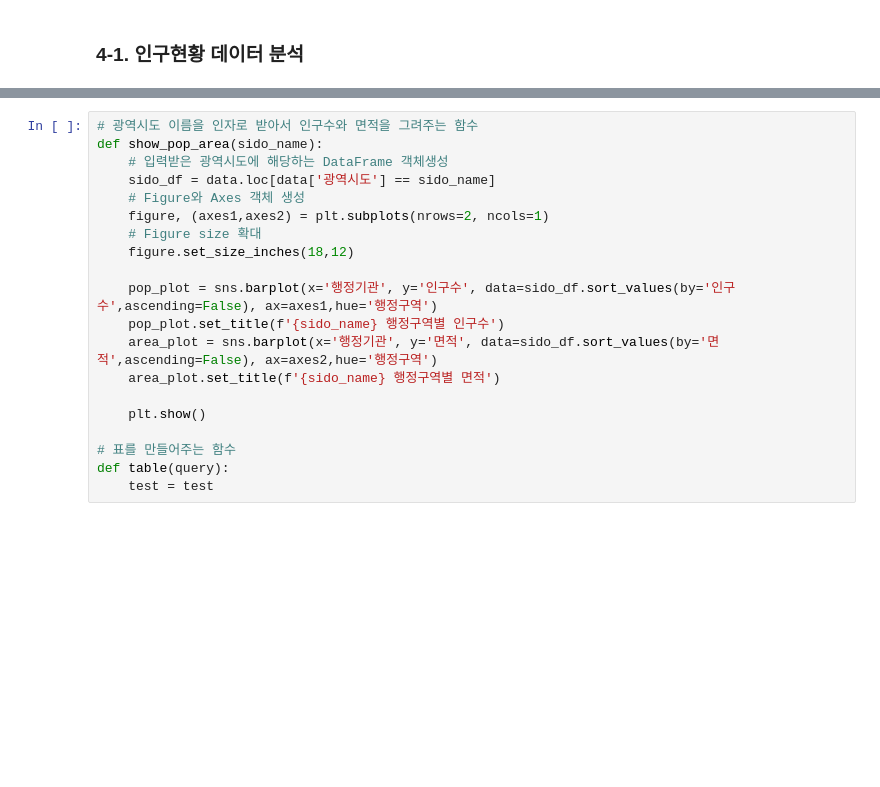
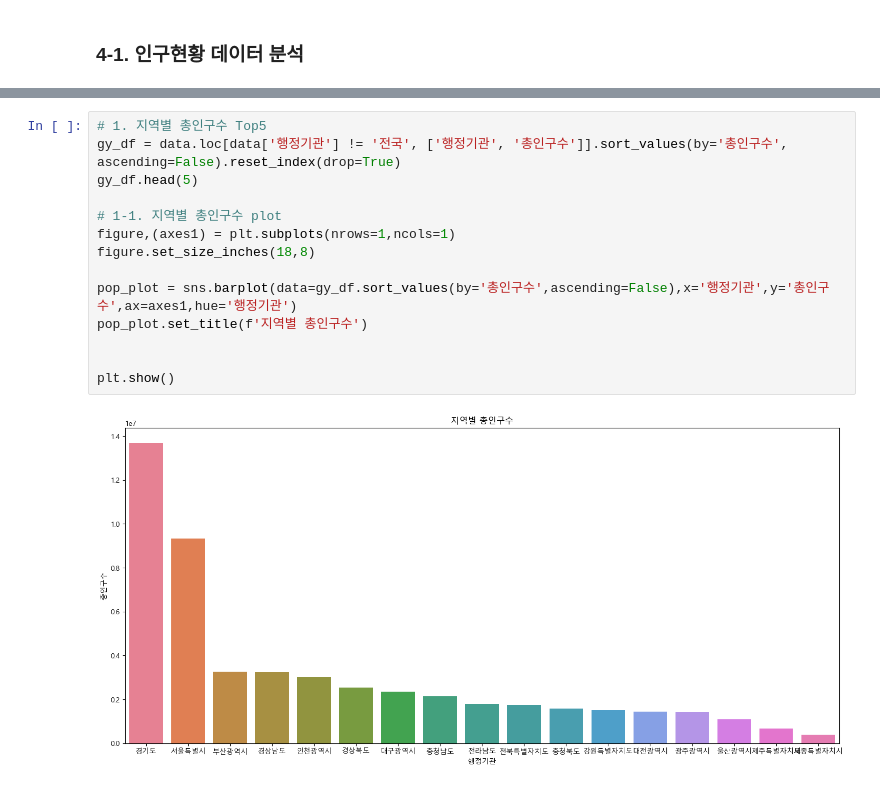
Before and after one commit to hyeonsq/Python_Webscraping_Anal, a Jupyter notebook: 연습문제_웹스크래핑/인구현황분석.ipynb, the cells around one changed output, grey strips where cells are left out. Drawn from its saved outputs; the diff is of its cells as text; blank space fills up the shorter version.

```diff
--- a/연습문제_웹스크래핑/인구현황분석.ipynb
+++ b/연습문제_웹스크래핑/인구현황분석.ipynb
@@ -16,21 +35,17 @@ print(type(data))
 # %%
-# 광역시도 이름을 인자로 받아서 인구수와 면적을 그려주는 함수
-def show_pop_area(sido_name):
-    # 입력받은 광역시도에 해당하는 DataFrame 객체생성
-    sido_df = data.loc[data['광역시도'] == sido_name]
-    # Figure와 Axes 객체 생성
-    figure, (axes1,axes2) = plt.subplots(nrows=2, ncols=1)
-    # Figure size 확대
-    figure.set_size_inches(18,12)
+# 1. 지역별 총인구수 Top5
+gy_df = data.loc[data['행정기관'] != '전국', ['행정기관', '총인구수']].sort_values(by='총인구수', ascending=False).reset_index(drop=True)
+gy_df.head(5)
 
-    pop_plot = sns.barplot(x='행정기관', y='인구수', data=sido_df.sort_values(by='인구수',ascending=False), ax=axes1,hue='행정구역')
-    pop_plot.set_title(f'{sido_name} 행정구역별 인구수')
-    area_plot = sns.barplot(x='행정기관', y='면적', data=sido_df.sort_values(by='면적',ascending=False), ax=axes2,hue='행정구역')
-    area_plot.set_title(f'{sido_name} 행정구역별 면적')
+# 1-1. 지역별 총인구수 plot
+figure,(axes1) = plt.subplots(nrows=1,ncols=1)
+figure.set_size_inches(18,8)
 
-    plt.show()
+pop_plot = sns.barplot(data=gy_df.sort_values(by='총인구수',ascending=False),x='행정기관',y='총인구수',ax=axes1,hue='행정기관')
+pop_plot.set_title(f'지역별 총인구수')
 
-# 표를 만들어주는 함수
-def table(query):
-    test = test
+
+plt.show()
+# %% [output]
+[figure, added]
 # %%
```
Also changed, not shown: parts of 3 cells of this notebook.
